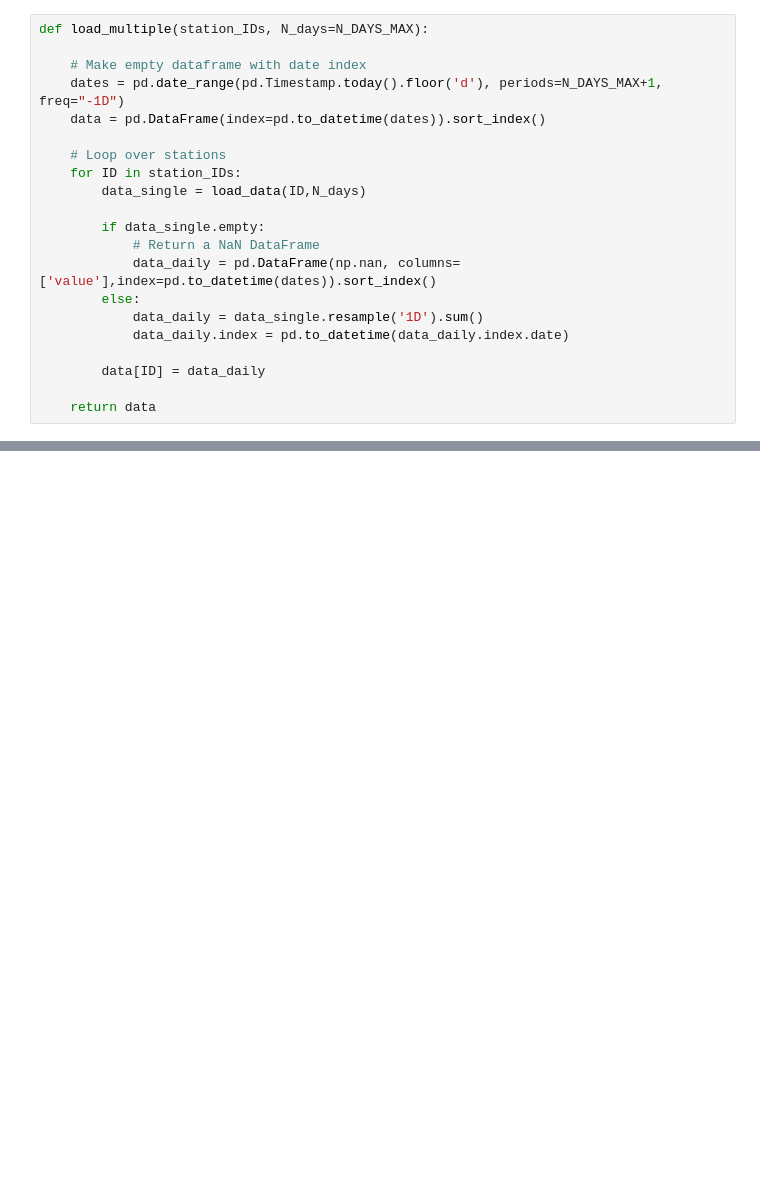
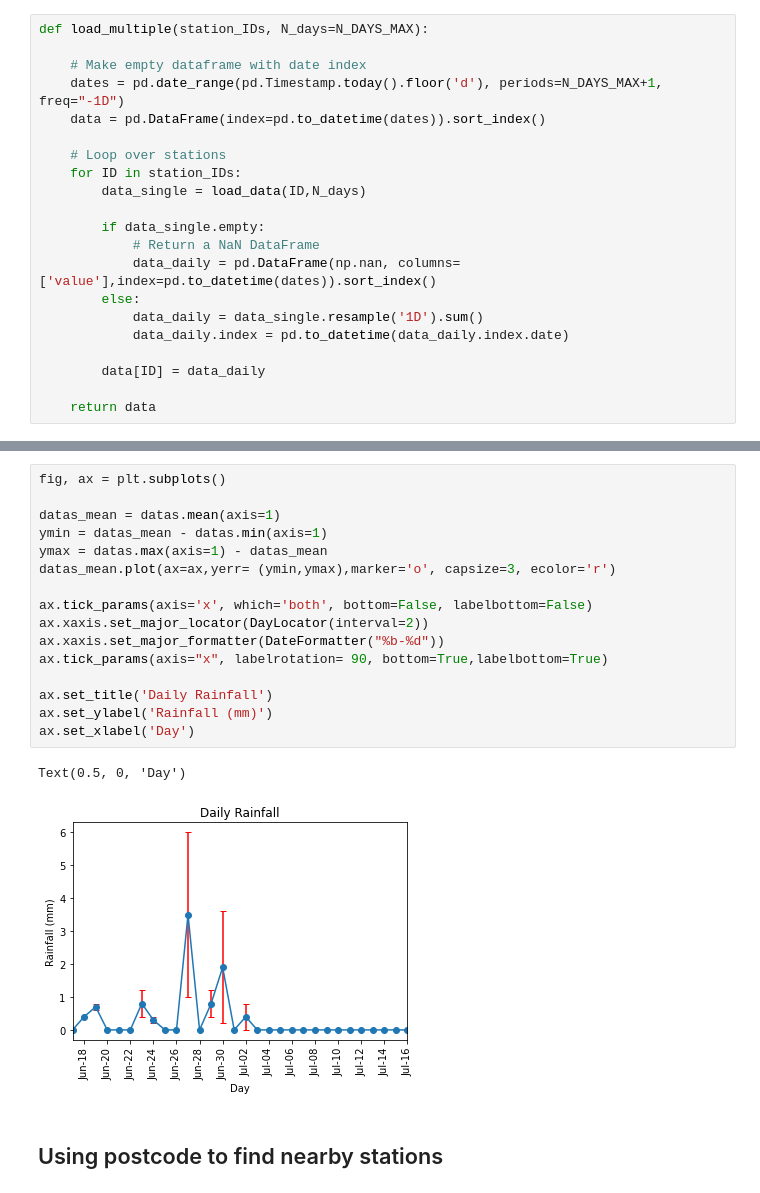
Before and after one commit to timcornelissen/rainfall, a Jupyter notebook: Rainfall.ipynb, the cells around one changed output, grey strips where cells are left out. Cells and saved outputs as stored; diff of their text form; blank space fills up the shorter version.

```diff
--- a/Rainfall.ipynb
+++ b/Rainfall.ipynb
@@ -92,0 +118,21 @@ _=rainfall_plot(datas)
+# %%
+fig, ax = plt.subplots()
+
+datas_mean = datas.mean(axis=1)
+ymin = datas_mean - datas.min(axis=1)
+ymax = datas.max(axis=1) - datas_mean
+datas_mean.plot(ax=ax,yerr= (ymin,ymax),marker='o', capsize=3, ecolor='r')
+
+ax.tick_params(axis='x', which='both', bottom=False, labelbottom=False)
+ax.xaxis.set_major_locator(DayLocator(interval=2))
+ax.xaxis.set_major_formatter(DateFormatter("%b-%d"))
+ax.tick_params(axis="x", labelrotation= 90, bottom=True,labelbottom=True)
+
+ax.set_title('Daily Rainfall')
+ax.set_ylabel('Rainfall (mm)')
+ax.set_xlabel('Day')
+# %% [output]
+Text(0.5, 0, 'Day')
+[figure, added]
+# %% [markdown]
+## Using postcode to find nearby stations
```
Also changed, not shown: parts of 9 cells of this notebook.
